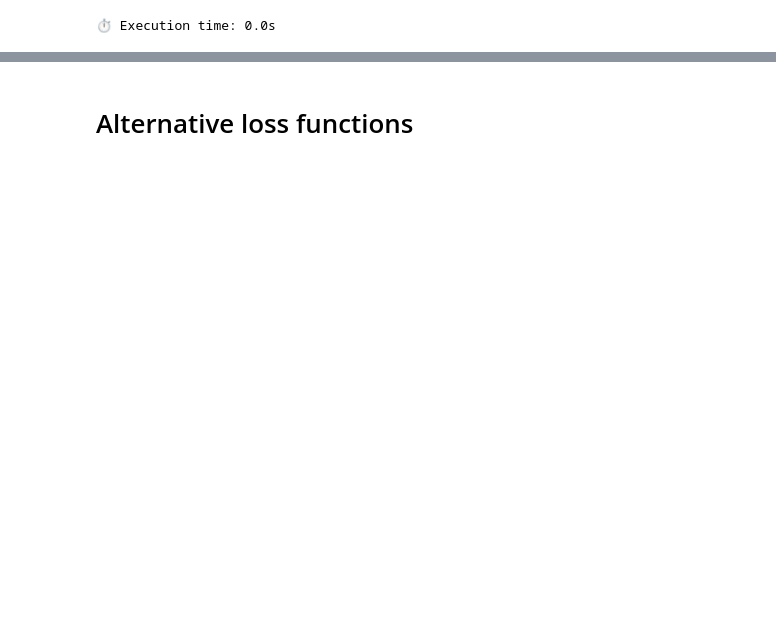
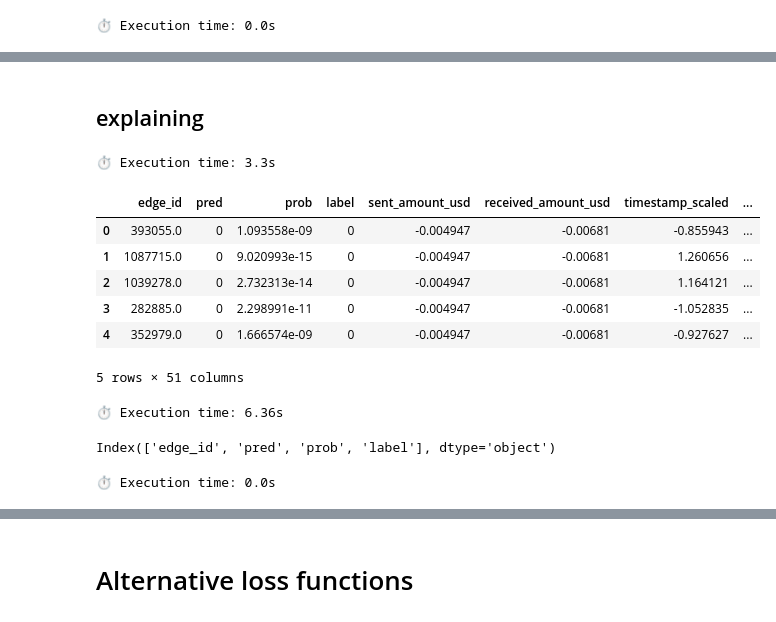
Before and after one commit to engie4800/dsi-capstone-spring-2025-TD-anti-money-laundering, a Jupyter notebook: Code/notebooks/Sophie/practice_gnn_colab.ipynb, the cells around one changed output, grey strips where cells are left out. Drawn from its saved outputs; the diff is of its cells as text; code cells hidden in the pictures; blank space fills up the shorter version.

```diff
--- a/Code/notebooks/Sophie/practice_gnn_colab.ipynb
+++ b/Code/notebooks/Sophie/practice_gnn_colab.ipynb
@@ -506,0 +1390,71 @@ Train Rec: 0.2361 | Val Rec: 0.0055
+# %% [markdown]
+## explaining
+# %%
+all_preds = []
+all_probs = []
+all_targets = []
+all_edge_ids = []
+
+model.eval()
+with torch.no_grad():
+    for batch in te_loader:
+        batch = batch.to(device)
+        edge_ids = batch.edge_attr[:, 0].cpu().numpy()
+        edge_attr = batch.edge_attr[:, 1:]
+
+        logits = model(batch.x, batch.edge_index, edge_attr).view(-1)
+        probs = torch.sigmoid(logits)
+        preds = (probs > 0.5).long()
+        targets = batch.y
+
+        all_preds.append(preds.cpu())
+        all_probs.append(probs.cpu())
+        all_targets.append(targets.cpu())
+        all_edge_ids.extend(edge_ids)
+
+# Flatten
+all_preds = torch.cat(all_preds)
+all_probs = torch.cat(all_probs)
+all_targets = torch.cat(all_targets)
+# %% [output]
+⏱️ Execution time: 3.3s
+# %%
+# Put into a DataFrame for easy sorting/filtering
+df_eval = pd.DataFrame({
+    "edge_id": all_edge_ids,
+    "pred": all_preds.numpy(),
+    "prob": all_probs.numpy(),
+    "label": all_targets.numpy()
+})
+# Your list of edge feature names (MUST match the order used in training)
+edge_feature_names = edge_features
+
+# Convert edge_attr to DataFrame
+te_edge_attr_np = te_data.edge_attr.detach().cpu().numpy()
+te_edge_attr_df = pd.DataFrame(te_edge_attr_np, columns=edge_feature_names)
+
+# Join with df_eval based on edge_id
+df_eval_scaled = df_eval.merge(te_edge_attr_df, on="edge_id", how="left")
+
+# Now df_eval_scaled includes both predictions and scaled features
+display(df_eval_scaled.head())
+
+# Find examples:
+correct = df_eval[df_eval["pred"] == df_eval["label"]]
+incorrect = df_eval[df_eval["pred"] != df_eval["label"]]
+false_negatives = df_eval[(df_eval["pred"] == 0) & (df_eval["label"] == 1)]
+false_positives = df_eval[(df_eval["pred"] == 1) & (df_eval["label"] == 0)]
+# %% [output]
+|  | edge_id | pred | prob | label | sent_amount_usd | received_amount_usd | timestamp_scaled | ... |
+| 0 | 393055.0 | 0 | 1.093558e-09 | 0 | -0.004947 | -0.00681 | -0.855943 | ... |
+| 1 | 1087715.0 | 0 | 9.020993e-15 | 0 | -0.004947 | -0.00681 | 1.260656 | ... |
+| 2 | 1039278.0 | 0 | 2.732313e-14 | 0 | -0.004947 | -0.00681 | 1.164121 | ... |
+| 3 | 282885.0 | 0 | 2.298991e-11 | 0 | -0.004947 | -0.00681 | -1.052835 | ... |
+| 4 | 352979.0 | 0 | 1.666574e-09 | 0 | -0.004947 | -0.00681 | -0.927627 | ... |
+5 rows × 51 columns
+⏱️ Execution time: 6.36s
+# %%
+df_eval.columns
+# %% [output]
+Index(['edge_id', 'pred', 'prob', 'label'], dtype='object')
+⏱️ Execution time: 0.0s
```
Also changed, not shown: parts of 60 cells of this notebook.
